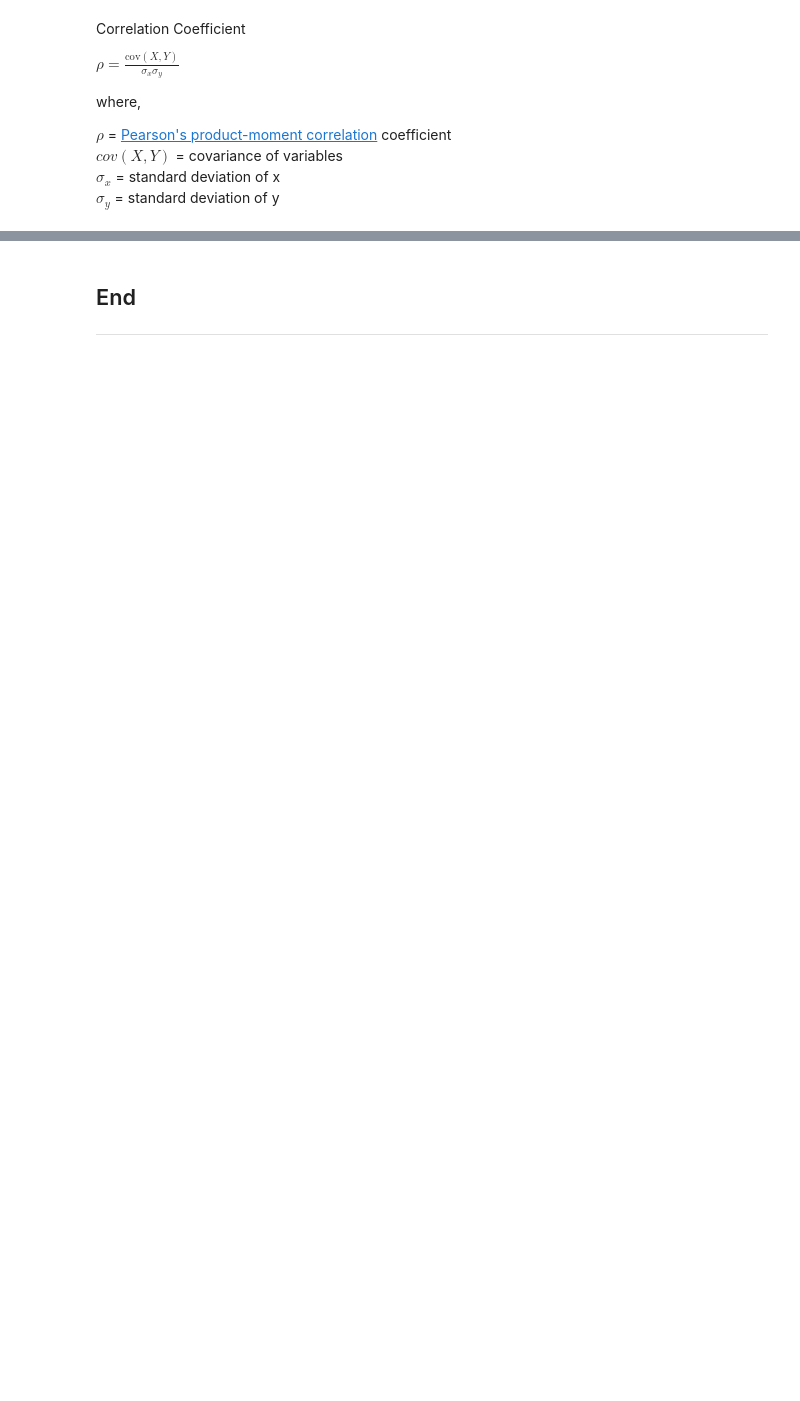
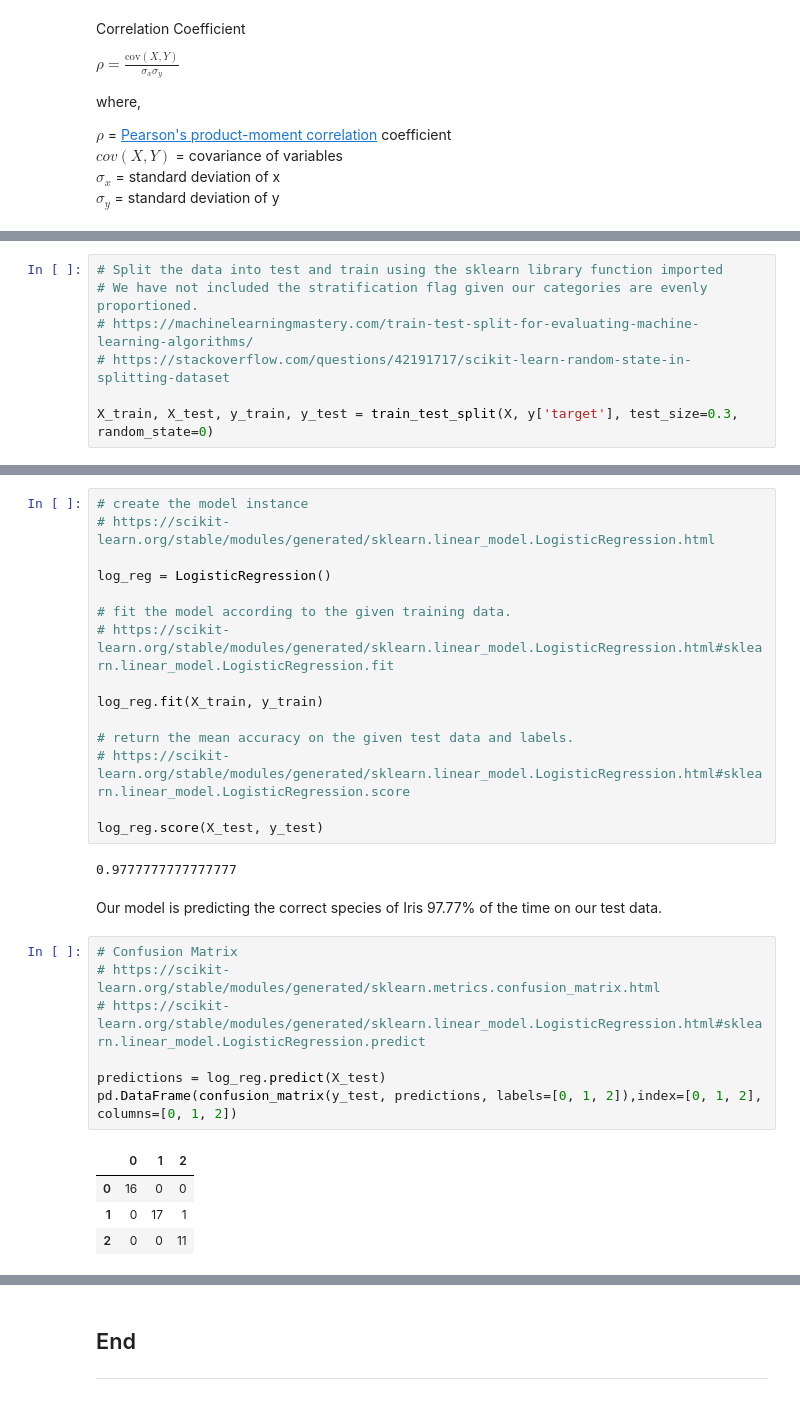
Before and after one commit to fdennehy/pands-project, a Jupyter notebook: iris.ipynb, the cells around one changed output, grey strips where cells are left out. Cells and saved outputs as stored; diff of their text form; blank space fills up the shorter version.

```diff
--- a/iris.ipynb
+++ b/iris.ipynb
@@ -475,0 +577,7 @@ df.groupby('species').corr(numeric_only=True)
+# %%
+# Split the data into test and train using the sklearn library function imported
+# We have not included the stratification flag given our categories are evenly proportioned.
+# https://machinelearningmastery.com/train-test-split-for-evaluating-machine-learning-algorithms/
+# https://stackoverflow.com/questions/42191717/scikit-learn-random-state-in-splitting-dataset
+
+X_train, X_test, y_train, y_test = train_test_split(X, y['target'], test_size=0.3, random_state=0)
@@ -475,0 +586,31 @@ df.groupby('species').corr(numeric_only=True)
+# %%
+# create the model instance
+# https://scikit-learn.org/stable/modules/generated/sklearn.linear_model.LogisticRegression.html
+
+log_reg = LogisticRegression()
+
+# fit the model according to the given training data.
+# https://scikit-learn.org/stable/modules/generated/sklearn.linear_model.LogisticRegression.html#sklearn.linear_model.LogisticRegression.fit
+
+log_reg.fit(X_train, y_train)
+
+# return the mean accuracy on the given test data and labels.
+# https://scikit-learn.org/stable/modules/generated/sklearn.linear_model.LogisticRegression.html#sklearn.linear_model.LogisticRegression.score
+
+log_reg.score(X_test, y_test)
+# %% [output]
+0.9777777777777777
+# %% [markdown]
+Our model is predicting the correct species of Iris 97.77% of the time on our test data.
+# %%
+# Confusion Matrix
+# https://scikit-learn.org/stable/modules/generated/sklearn.metrics.confusion_matrix.html
+# https://scikit-learn.org/stable/modules/generated/sklearn.linear_model.LogisticRegression.html#sklearn.linear_model.LogisticRegression.predict
+
+predictions = log_reg.predict(X_test)
+pd.DataFrame(confusion_matrix(y_test, predictions, labels=[0, 1, 2]),index=[0, 1, 2], columns=[0, 1, 2])
+# %% [output]
+|  | 0 | 1 | 2 |
+| 0 | 16 | 0 | 0 |
+| 1 | 0 | 17 | 1 |
+| 2 | 0 | 0 | 11 |
```
Also changed, not shown: parts of 26 cells of this notebook, 1 other file.
